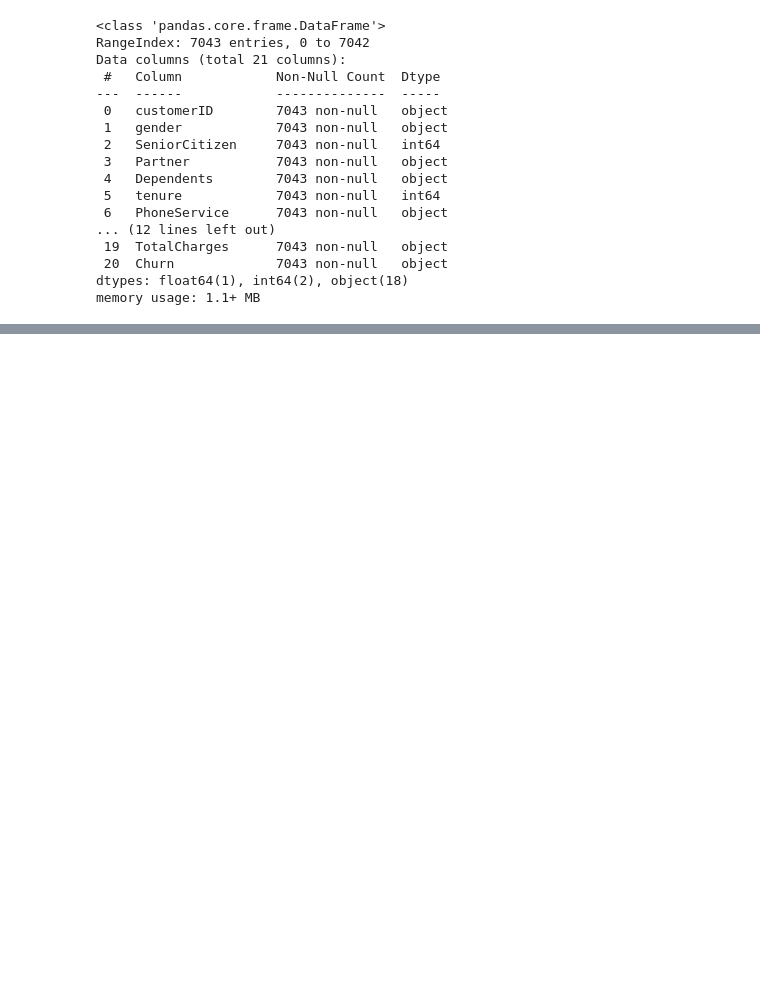
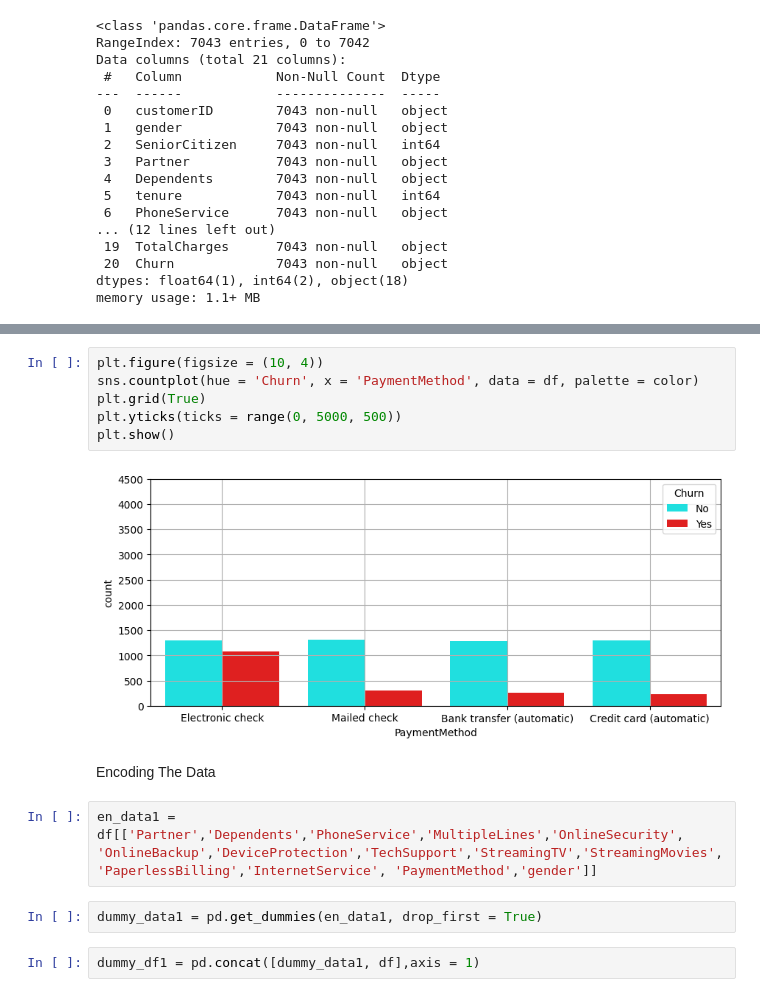
Before and after one commit to divyanshdahikar/Customer-Churn-Prediction, a Jupyter notebook: Churn Prediction.ipynb, the cells around one changed output, grey strips where cells are left out. Cells and saved outputs as stored; diff of their text form; blank space fills up the shorter version.

```diff
--- a/Churn Prediction.ipynb
+++ b/Churn Prediction.ipynb
@@ -277,0 +113,18 @@ plt.show
+# %%
+plt.figure(figsize = (10, 4))
+sns.countplot(hue = 'Churn', x = 'PaymentMethod', data = df, palette = color)
+plt.grid(True)
+plt.yticks(ticks = range(0, 5000, 500))
+plt.show()
+# %% [output]
+[figure, added]
+# %% [markdown]
+Encoding The Data
+# %%
+en_data1 = df[['Partner','Dependents','PhoneService','MultipleLines','OnlineSecurity',
+'OnlineBackup','DeviceProtection','TechSupport','StreamingTV','StreamingMovies',
+'PaperlessBilling','InternetService', 'PaymentMethod','gender']]
+# %%
+dummy_data1 = pd.get_dummies(en_data1, drop_first = True)
+# %%
+dummy_df1 = pd.concat([dummy_data1, df],axis = 1)
```
Also changed, not shown: parts of 125 cells of this notebook.
